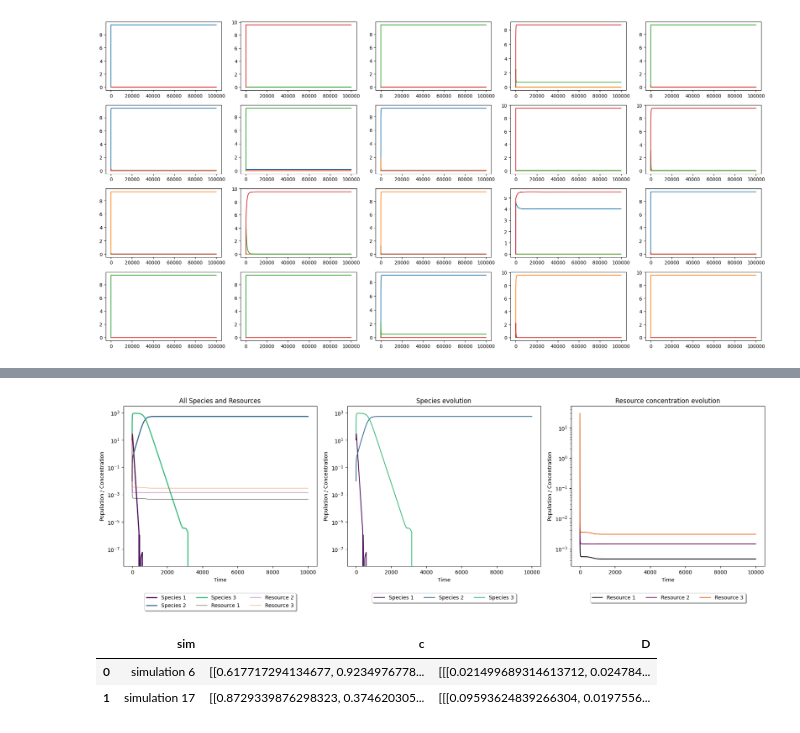
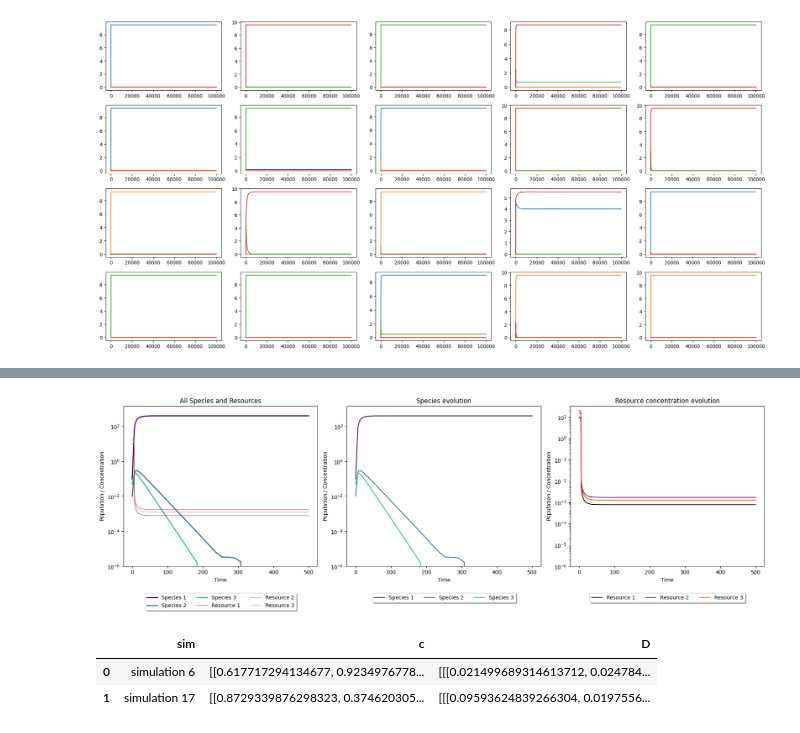
Before and after one commit to GiveMe1Coffee/m6-consumer-resource-model, a Jupyter notebook: M6_project.ipynb, the cells around one changed output, grey strips where cells are left out. Cells and saved outputs as stored; diff of their text form; code cells hidden in the pictures.

Commit message:
randomization of parameters + interactive plots

```diff
--- a/M6_project.ipynb
+++ b/M6_project.ipynb
@@ -363,13 +365,12 @@ def CR_model_simple(t,y) :
   J = np.zeros((n_species, n_cs)) # uptake of resource i by species a
   for i in range(n_species): # for every resource
     for a in range(n_cs): # for every species
-      J[i,a] = c[i,a]*R[a]/(R[a]+K[a]) # uptake ~ max uptake, resource concentration, affinity
+      J[i, a] = c[i, a] * R[a] / (R[a] + K[a]) # uptake ~ max uptake, resource concentration, affinity
 
  # population variation
   dNdt = np.zeros(n_species) # variation in population ~ resource uptake
   for i in range(n_species): # for every species
-    growth_intake = np.sum([(J[i, a])for a in range(n_cs)]) # growth ~ uptake, energy content of resource // NO LEAKAGE, NO MAINTENANCE
-                                                                                 # -> for every resource, added up
+    growth_intake = np.sum(J[i, :]) # growth ~ uptake, energy content of resource // NO LEAKAGE, NO MAINTENANCE                                                                             # -> for every resource, added up
     dNdt[i] = g[i]*N[i]*growth_intake-(N[i]*d) # population evolution ~ conversion rate, population, growth intake // with dilution (else population will never decrease and we won't be able to determine in wich case it doesn't)
 
   # resource variation
@@ -381,8 +382,8 @@ def CR_model_simple(t,y) :
     byproduction_tot = np.zeros((n_species, n_cs)) # byproduct production
     for i in range(n_species): # for every species
       for b in range(n_cs): # for every resource
-        byproduction_tot[i,b] = D[i,a,b]*N[i]*J[i,b] # production ~ fraction converted, energy content, population, uptake // NO LEAKAGE, NO VAR IN RESOURCE ENERGY CONTENT
-    byproduction = np.sum(byproduction_tot) # add all byproduct production FOR ONE RESOURCE (see [24])
+        byproduction_tot[i, b] = D[i, a, b] * N[i] * J[i, b] # production ~ fraction converted, energy content, population, uptake // NO LEAKAGE, NO VAR IN RESOURCE ENERGY CONTENT
+    byproduction = np.sum(byproduction_tot[:, a]) # add all byproduct production FOR ONE RESOURCE (see [24])
     dRdt[a] = (R0[a]-R[a]) - consumption + byproduction # resource evolution ~ consumption, byproduct production // NO DILUTION
 
   return np.concatenate((dNdt,dRdt))
@@ -393,6 +390,10 @@ solutions_simple = solve_ivp(CR_model_simple, t_span, y0, method = "BDF")
 # %%
-# better plot for solutions ?
+# DEFINE TIMEFRAME, SEARCH SOLUTIONS
+t_span = (0,500)
+solutions_simple = solve_ivp(CR_model_simple, t_span, y0, method = "BDF")
 
+
+# PLOT SOLUTIONS
 legend_species = [f"Species {i}" for i in range(1, n_species+1)]
 legend_cs = [f"Resource {i}" for i in range (1, n_cs+1)]
 
@@ -427,34 +428,36 @@ for i in range(n_species):
                 solutions_simple.y[i],
                 label=legend_species[i],
                 color=colors_species[i])
 axs[1].set_yscale('log')
 axs[1].set_title('Species evolution')
 
 # Troisième graphique avec seulement les cs
 for i in range(n_cs):
     axs[2].plot(solutions_simple.t,
                 solutions_simple.y[i+n_species],
                 label=legend_cs[i],
                 color=colors_cs[i])
 axs[2].set_yscale('log')
 axs[2].set_title('Resource concentration evolution')
 
 # Titres et légendes
 for ax in axs:
     ax.set_xlabel('Time')
     ax.set_ylabel('Population / Concentration')
     ax.legend(loc='upper center',
               bbox_to_anchor=(0.5, -0.15),
               fancybox=True,
               shadow=True,
               ncol=3)
+    ax.set_ylim(bottom=1e-6) # anything below is considered absent
+
 
 plt.tight_layout()
 plt.show()
 f2 = solutions_simple.y[1][-1:]
 f3 = solutions_simple.y[2][-1:]
 # %% [output]
-[figure, old version]
+[figure, new version]
 # %%
 '''
 Cohabitation possible when g*growth_intake is equivalent between species
```
Also changed, not shown: parts of 4 cells of this notebook.
